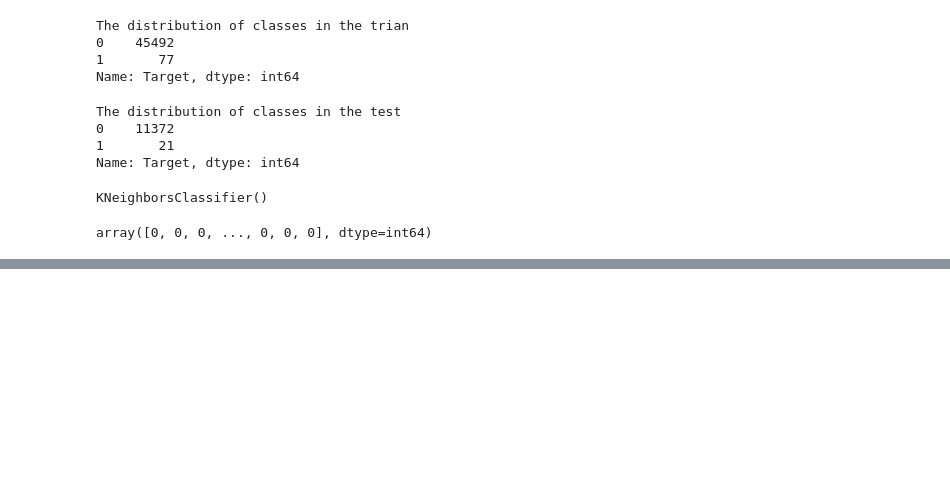
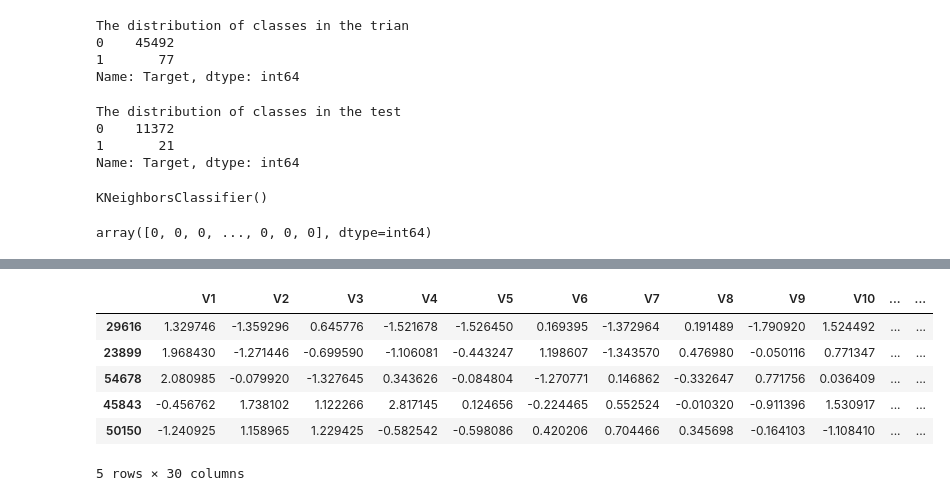
Before and after one commit to Agramoflife/My_machine_learning_notebooks, a Jupyter notebook: Handling Imbalance data set.ipynb, the cells around one changed output, grey strips where cells are left out. Cells and saved outputs as stored; diff of their text form; code cells hidden in the pictures; blank space fills up the shorter version.

```diff
--- a/Handling Imbalance data set.ipynb
+++ b/Handling Imbalance data set.ipynb
@@ -240,0 +348,2 @@ array([0, 0, 0, ..., 0, 0, 0], dtype=int64)
+# %%
+class_count_0 , class_count_1 = data['Target'].value_counts()
@@ -240,0 +382,11 @@ array([0, 0, 0, ..., 0, 0, 0], dtype=int64)
+# %%
+class_0_under = class_0.sample(class_count_1) # it's like df.sample(10) out of entire dataset sample 10 points form it
+class_0_under.head(5)
+# %% [output]
+|  | V1 | V2 | V3 | V4 | V5 | V6 | V7 | V8 | V9 | V10 | ... | ... |
+| 29616 | 1.329746 | -1.359296 | 0.645776 | -1.521678 | -1.526450 | 0.169395 | -1.372964 | 0.191489 | -1.790920 | 1.524492 | ... | ... |
+| 23899 | 1.968430 | -1.271446 | -0.699590 | -1.106081 | -0.443247 | 1.198607 | -1.343570 | 0.476980 | -0.050116 | 0.771347 | ... | ... |
+| 54678 | 2.080985 | -0.079920 | -1.327645 | 0.343626 | -0.084804 | -1.270771 | 0.146862 | -0.332647 | 0.771756 | 0.036409 | ... | ... |
+| 45843 | -0.456762 | 1.738102 | 1.122266 | 2.817145 | 0.124656 | -0.224465 | 0.552524 | -0.010320 | -0.911396 | 1.530917 | ... | ... |
+| 50150 | -1.240925 | 1.158965 | 1.229425 | -0.582542 | -0.598086 | 0.420206 | 0.704466 | 0.345698 | -0.164103 | -1.108410 | ... | ... |
+5 rows × 30 columns
```
Also changed, not shown: parts of 38 cells of this notebook.
